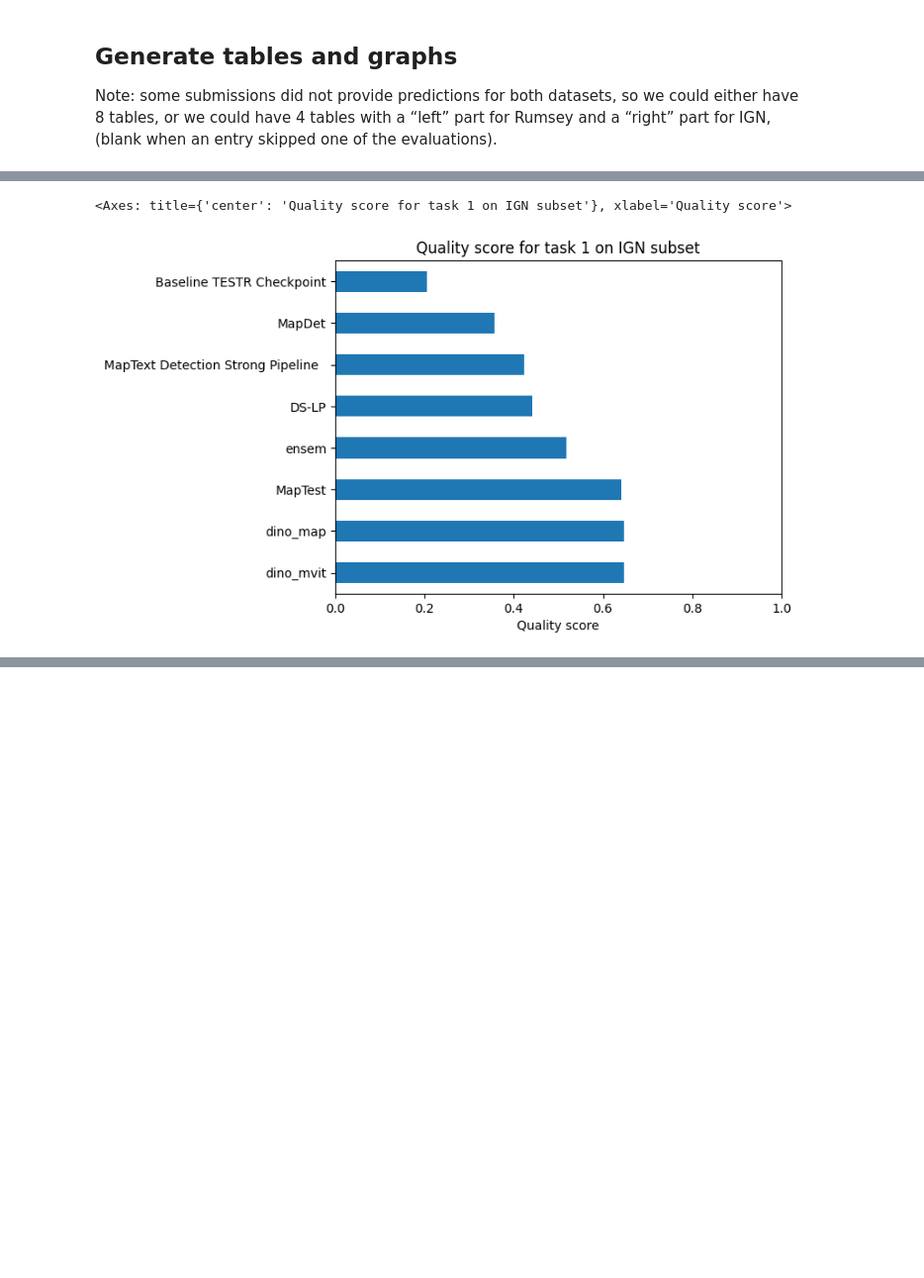
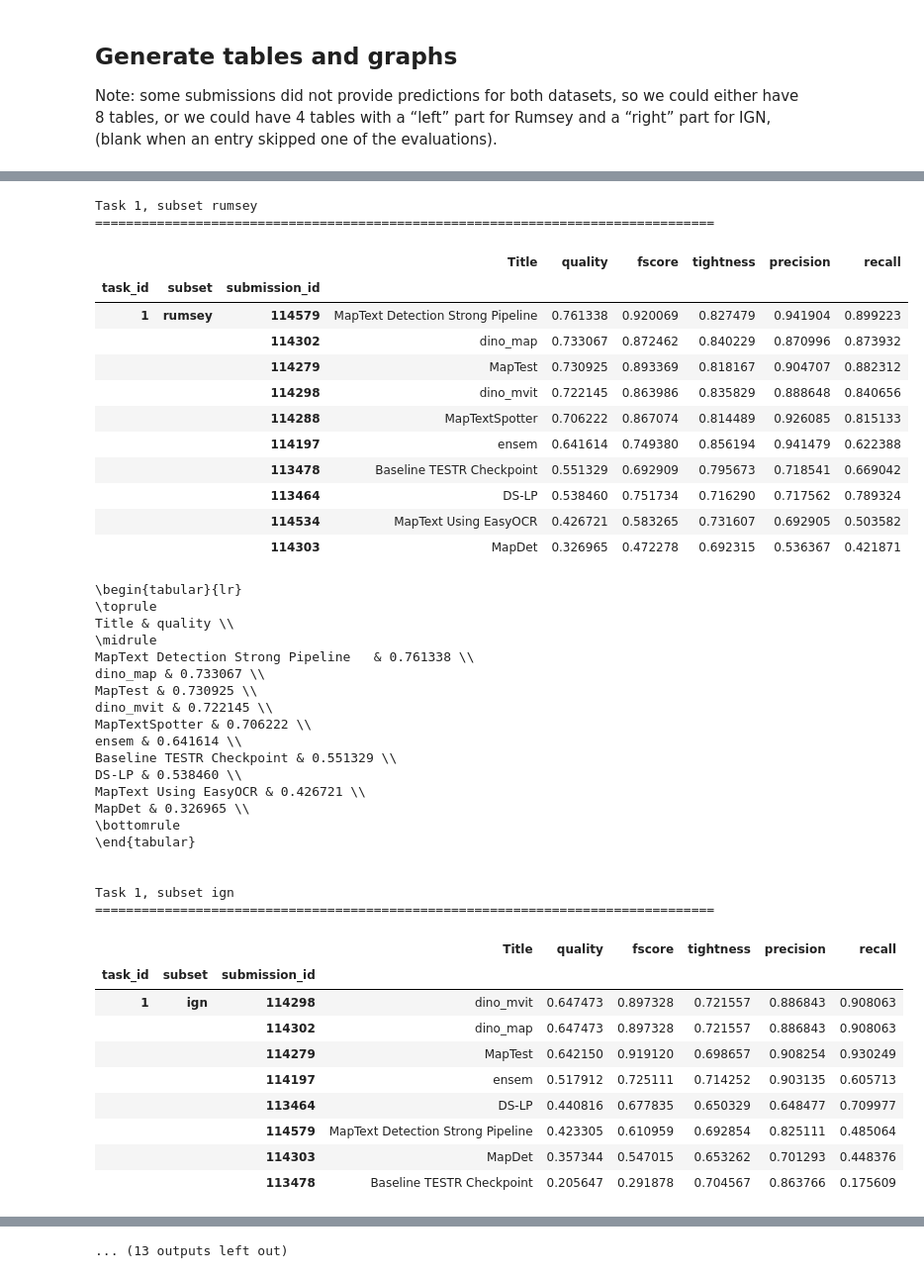
Before and after one commit to icdar-maptext/analysis, a Jupyter notebook: 00-results-plots-tables.ipynb, the cells around one changed output, grey strips where cells are left out. Shown at 99% size. Drawn from its saved outputs; the diff is of its cells as text; code cells hidden in the pictures; blank space fills up the shorter version.

Commit message:
Add single function to generate tables and plots

```diff
--- a/00-results-plots-tables.ipynb
+++ b/00-results-plots-tables.ipynb
@@ -207,8 +148,29 @@ results_ign_t1_global[["Title", "quality"]].sort_values("quality", ascending=Fal
 # %%
+from IPython.display import display
 # FIXME report numbers as 0-100 (percentages) either by multiplying by 100 or by changing the formatter
 
 # Note: do not change submission names, to ensure consistency with the online platform
 # TODO however, shorten long submission names with ellipses, like for instance “MapText…Strong Pipeline”. Make sure this is consistent across the various tasks.
 
-# print(results_ign_t1_global[["Title", "quality"]].sort_values("quality", ascending=False).reset_index(drop=True).to_latex())
-print(results_ign_t1_global[["Title", "quality"]].sort_values("quality", ascending=False).to_latex(index=False))
+def generate_all_tables_and_plot():
+    for task_id in VALID_TASKS:
+        for subset in VALID_SUBSETS:
+            print()
+            print(f"Task {task_id}, subset {subset}")
+            print("="*80)
+            # read the results
+            results_global, results_per_image = load_results(task_id, subset, filter_fn=lambda x: int(x) in valid_submission_ids)
+            # add method names
+            results_global["Title"] = results_global.index.map(lambda idx: submissions_meta.loc[int(idx[2]), "Title"])
+            # display the results using html rendering
+            display(results_global[["Title", "quality", "fscore", "tightness", "precision", "recall"]].sort_values("quality", ascending=False))
+            # print the results as latex table
+            # FIXME export to file
+            print(results_global[["Title", "quality"]].sort_values("quality", ascending=False).to_latex(index=False))
+            # plot the results
+            # FIXME export to file
+            results_global[["Title", "quality"]].sort_values("quality", ascending=False).plot.barh(
+                x="Title", y="quality",
+                title=f"Quality score for task {task_id} on {subset.upper()} subset",
+                ylabel="", xlabel="Quality score", legend=False,
+                xlim=(0, 1))
@@ -230,5 +177,47 @@ Baseline TESTR Checkpoint & 0.205647 \\
-# %%
-results_ign_t1_global[["Title", "quality"]].sort_values("quality", ascending=False).plot.barh(x="Title", y="quality", title="Quality score for task 1 on IGN subset", ylabel="", xlabel="Quality score", legend=False, xlim=(0, 1))
-# %% [output]
-<Axes: title={'center': 'Quality score for task 1 on IGN subset'}, xlabel='Quality score'>
-[figure, removed]
+# %%
+generate_all_tables_and_plot()
+# %% [output]
+Task 1, subset rumsey
+================================================================================
+|  |  |  | Title | quality | fscore | tightness | precision | recall |
+| task_id | subset | submission_id |  |  |  |  |  |  |
+| 1 | rumsey | 114579 | MapText Detection Strong Pipeline | 0.761338 | 0.920069 | 0.827479 | 0.941904 | 0.899223 |
+|  |  | 114302 | dino_map | 0.733067 | 0.872462 | 0.840229 | 0.870996 | 0.873932 |
+|  |  | 114279 | MapTest | 0.730925 | 0.893369 | 0.818167 | 0.904707 | 0.882312 |
+|  |  | 114298 | dino_mvit | 0.722145 | 0.863986 | 0.835829 | 0.888648 | 0.840656 |
+|  |  | 114288 | MapTextSpotter | 0.706222 | 0.867074 | 0.814489 | 0.926085 | 0.815133 |
+|  |  | 114197 | ensem | 0.641614 | 0.749380 | 0.856194 | 0.941479 | 0.622388 |
+|  |  | 113478 | Baseline TESTR Checkpoint | 0.551329 | 0.692909 | 0.795673 | 0.718541 | 0.669042 |
+|  |  | 113464 | DS-LP | 0.538460 | 0.751734 | 0.716290 | 0.717562 | 0.789324 |
+|  |  | 114534 | MapText Using EasyOCR | 0.426721 | 0.583265 | 0.731607 | 0.692905 | 0.503582 |
+|  |  | 114303 | MapDet | 0.326965 | 0.472278 | 0.692315 | 0.536367 | 0.421871 |
+\begin{tabular}{lr}
+\toprule
+Title & quality \\
+\midrule
+MapText Detection Strong Pipeline   & 0.761338 \\
+dino_map & 0.733067 \\
+MapTest & 0.730925 \\
+dino_mvit & 0.722145 \\
+MapTextSpotter & 0.706222 \\
+ensem & 0.641614 \\
+Baseline TESTR Checkpoint & 0.551329 \\
+DS-LP & 0.538460 \\
+MapText Using EasyOCR & 0.426721 \\
+MapDet & 0.326965 \\
+\bottomrule
+\end{tabular}
+
+
+Task 1, subset ign
+================================================================================
+|  |  |  | Title | quality | fscore | tightness | precision | recall |
+| task_id | subset | submission_id |  |  |  |  |  |  |
+| 1 | ign | 114298 | dino_mvit | 0.647473 | 0.897328 | 0.721557 | 0.886843 | 0.908063 |
+|  |  | 114302 | dino_map | 0.647473 | 0.897328 | 0.721557 | 0.886843 | 0.908063 |
+|  |  | 114279 | MapTest | 0.642150 | 0.919120 | 0.698657 | 0.908254 | 0.930249 |
+|  |  | 114197 | ensem | 0.517912 | 0.725111 | 0.714252 | 0.903135 | 0.605713 |
+|  |  | 113464 | DS-LP | 0.440816 | 0.677835 | 0.650329 | 0.648477 | 0.709977 |
+|  |  | 114579 | MapText Detection Strong Pipeline | 0.423305 | 0.610959 | 0.692854 | 0.825111 | 0.485064 |
+|  |  | 114303 | MapDet | 0.357344 | 0.547015 | 0.653262 | 0.701293 | 0.448376 |
+|  |  | 113478 | Baseline TESTR Checkpoint | 0.205647 | 0.291878 | 0.704567 | 0.863766 | 0.175609 |
@@ -234,0 +312 @@ results_ign_t1_global[["Title", "quality"]].sort_values("quality", ascending=Fal
+... (13 outputs left out)
```
Also changed, not shown: parts of 7 cells of this notebook.
